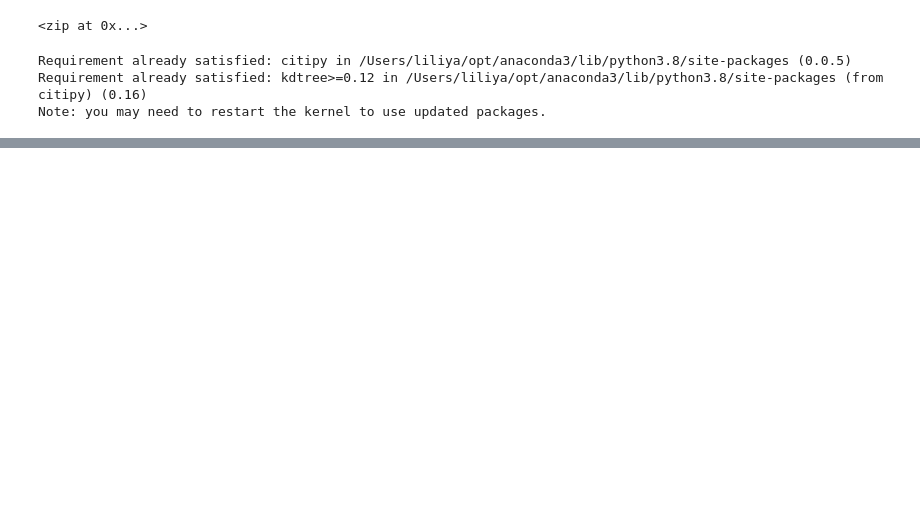
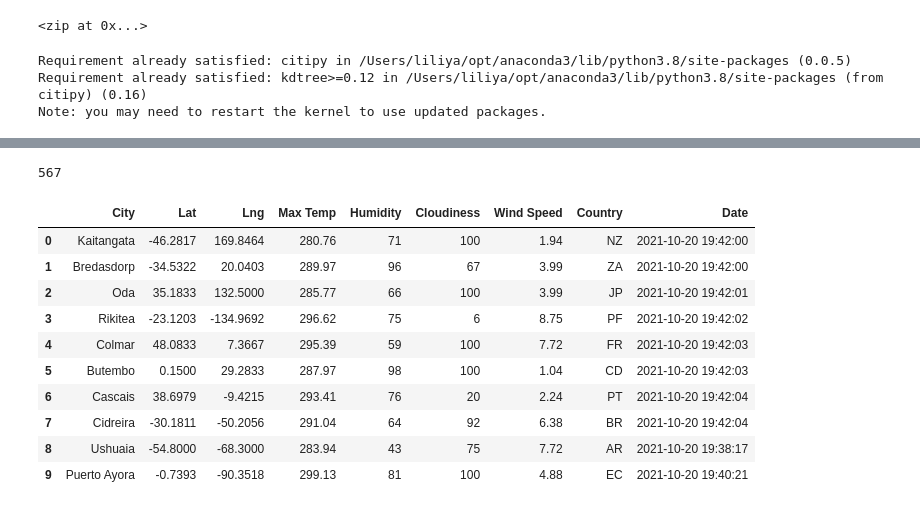
Before and after one commit to LMarty22/World_Weather_Analysis, a Jupyter notebook: WeatherPy.ipynb, the cells around one changed output, grey strips where cells are left out. Cells and saved outputs as stored; diff of their text form; code cells hidden in the pictures; blank space fills up the shorter version.

```diff
--- a/WeatherPy.ipynb
+++ b/WeatherPy.ipynb
@@ -39,0 +45,3 @@ len(cities)
+# %%
+weather_url = "http://api.openweathermap.org/data/2.5/weather?"
+url = weather_url + "appid=" + weather_api_key
@@ -39,0 +126,20 @@ len(cities)
+# %%
+len(city_data)
+# %% [output]
+567
+# %%
+# Convert the array of dictionaries to a Pandas DataFrame.
+city_data_df = pd.DataFrame(city_data)
+city_data_df.head(10)
+# %% [output]
+|  | City | Lat | Lng | Max Temp | Humidity | Cloudiness | Wind Speed | Country | Date |
+| 0 | Kaitangata | -46.2817 | 169.8464 | 280.76 | 71 | 100 | 1.94 | NZ | 2021-10-20 19:42:00 |
+| 1 | Bredasdorp | -34.5322 | 20.0403 | 289.97 | 96 | 67 | 3.99 | ZA | 2021-10-20 19:42:00 |
+| 2 | Oda | 35.1833 | 132.5000 | 285.77 | 66 | 100 | 3.99 | JP | 2021-10-20 19:42:01 |
+| 3 | Rikitea | -23.1203 | -134.9692 | 296.62 | 75 | 6 | 8.75 | PF | 2021-10-20 19:42:02 |
+| 4 | Colmar | 48.0833 | 7.3667 | 295.39 | 59 | 100 | 7.72 | FR | 2021-10-20 19:42:03 |
+| 5 | Butembo | 0.1500 | 29.2833 | 287.97 | 98 | 100 | 1.04 | CD | 2021-10-20 19:42:03 |
+| 6 | Cascais | 38.6979 | -9.4215 | 293.41 | 76 | 20 | 2.24 | PT | 2021-10-20 19:42:04 |
+| 7 | Cidreira | -30.1811 | -50.2056 | 291.04 | 64 | 92 | 6.38 | BR | 2021-10-20 19:42:04 |
+| 8 | Ushuaia | -54.8000 | -68.3000 | 283.94 | 43 | 75 | 7.72 | AR | 2021-10-20 19:38:17 |
+| 9 | Puerto Ayora | -0.7393 | -90.3518 | 299.13 | 81 | 100 | 4.88 | EC | 2021-10-20 19:40:21 |
```
Also changed, not shown: parts of 6 cells of this notebook, 4 other files.
